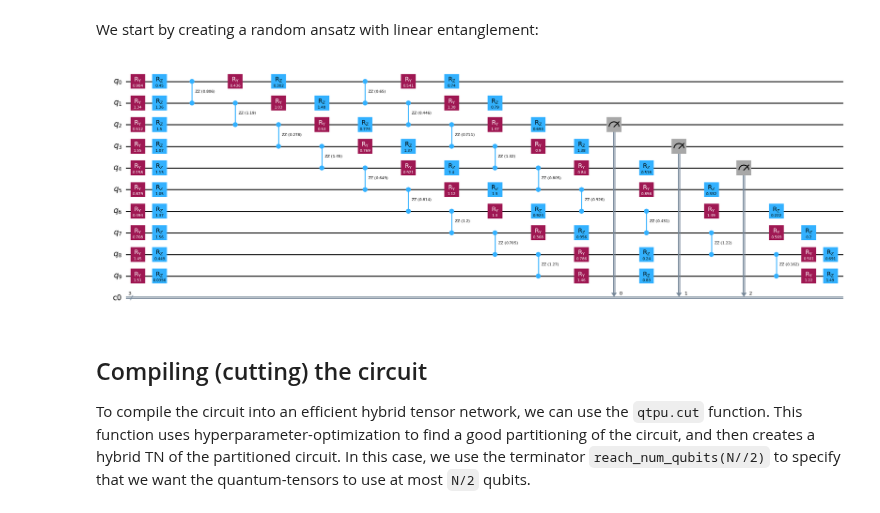
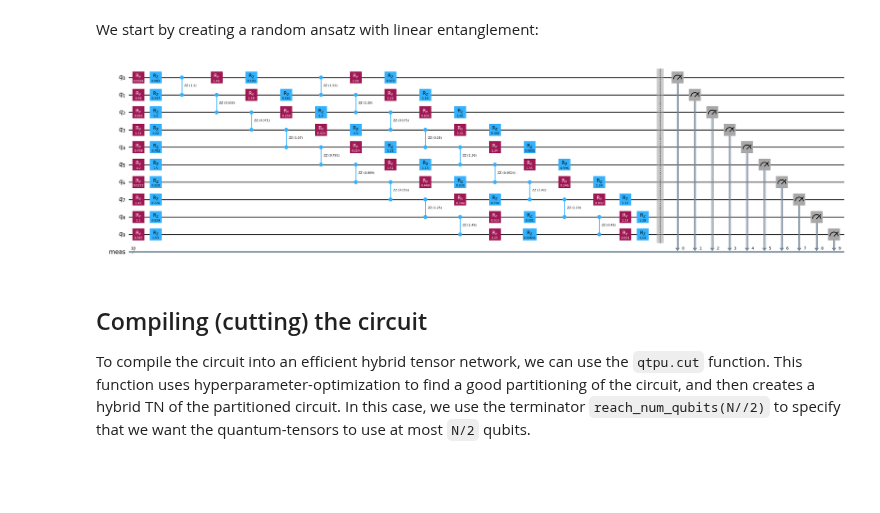
Before and after one commit to nathanieltornow/qtpu, a Jupyter notebook: docs/01_basics.ipynb, the cells around one changed output. Cells and saved outputs as stored; diff of their text form; code cells hidden in the pictures; blank space fills up the shorter version.

```diff
--- a/docs/01_basics.ipynb
+++ b/docs/01_basics.ipynb
@@ -15,27 +15,27 @@ We start by creating a random ansatz with linear entanglement:
 # %%
 N = 10
 circuit = TwoLocal(N, ["ry", "rz"], "rzz", entanglement="linear", reps=2).decompose()
 circuit = circuit.assign_parameters(
     {param: np.random.rand() * np.pi / 2 for param in circuit.parameters}
 )
 # circuit = QuantumCircuit(N)
 # circuit.h(0)
 # circuit.cx(range(0, N-1), range(1, N))
 # circuit.measure_all()
 
 from qiskit.circuit.random import random_circuit
 
 # circuit = random_circuit(7, 15, max_operands=2, seed=1242)
 
-from qiskit.circuit import ClassicalRegister
-circuit.add_register(ClassicalRegister(3))
-circuit.measure(range(2, 5), range(3))
+# from qiskit.circuit import ClassicalRegister
+# circuit.add_register(ClassicalRegister(3))
+# circuit.measure(range(2, 5), range(3))
 
-# circuit.measure_all()
+circuit.measure_all()
 
 circuit.draw("mpl", fold=-1)
 # %% [output]
-[figure, old version]
+[figure, new version]
 # %% [markdown]
 ## Compiling (cutting) the circuit
 
```
Also changed, not shown: parts of 6 cells of this notebook, 22 other files.
